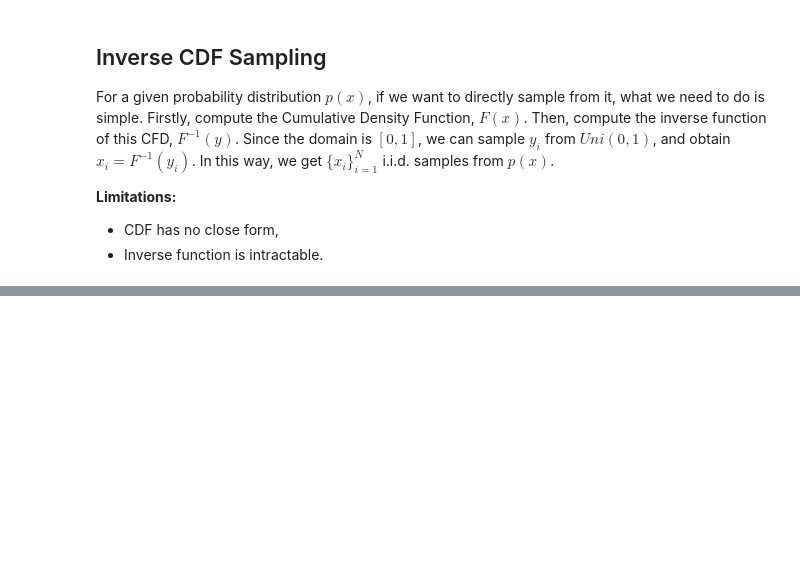
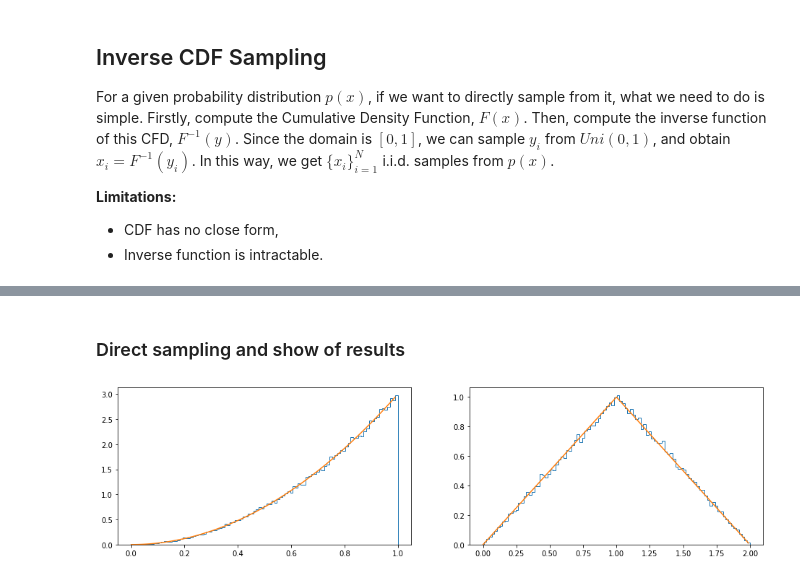
Before and after one commit to Marvel0usx/ml-algorithms, a Jupyter notebook: sampling/sampling.ipynb, the cells around one changed output, grey strips where cells are left out. Drawn from its saved outputs; the diff is of its cells as text; code cells hidden in the pictures; blank space fills up the shorter version.

```diff
--- a/sampling/sampling.ipynb
+++ b/sampling/sampling.ipynb
@@ -89,0 +78,13 @@ samples2 = InverseCDFSampler(np.cbrt, dim=1, N=1000).sample()
+# %% [markdown]
+### Direct sampling and show of results
+# %%
+# Sample 100000 data points each and plot them in histograms.
+fig, ax = plt.subplots(1, 2)
+for idx, (inv_cdf, dist, x) in enumerate(zip((np.cbrt, cdf_inv), (quadratic, tent), (x1, x2))):
+    samples = InverseCDFSampler(inv_cdf, dim=1, N=100000).sample()
+    counts, bins = np.histogram(samples[:,0], density=True, bins=100)
+    ax[idx].stairs(counts, bins)
+    ax[idx].plot(x, dist)
+fig.set_figwidth(16)
+# %% [output]
+[figure, added]
```
Also changed, not shown: parts of 11 cells of this notebook.
